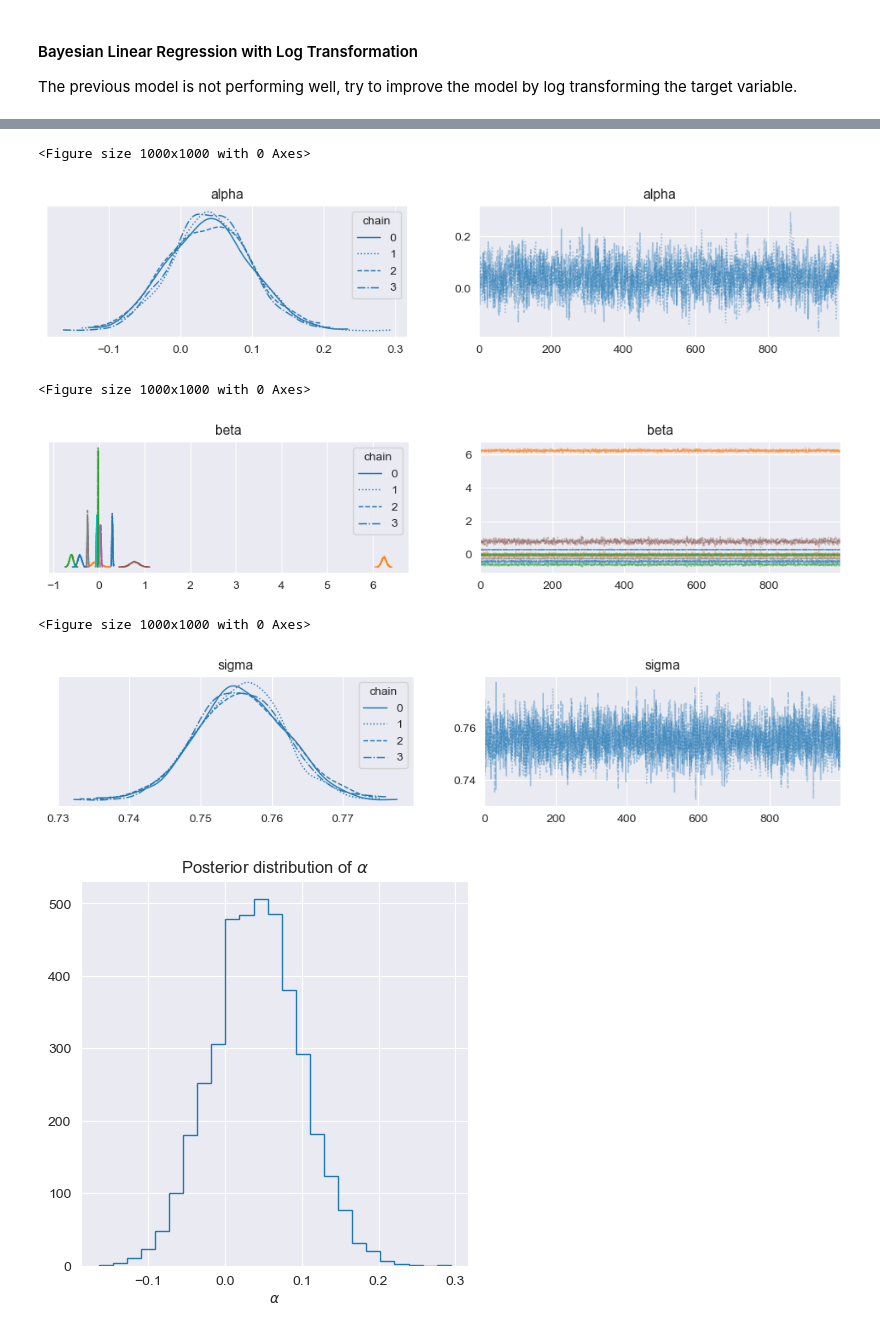
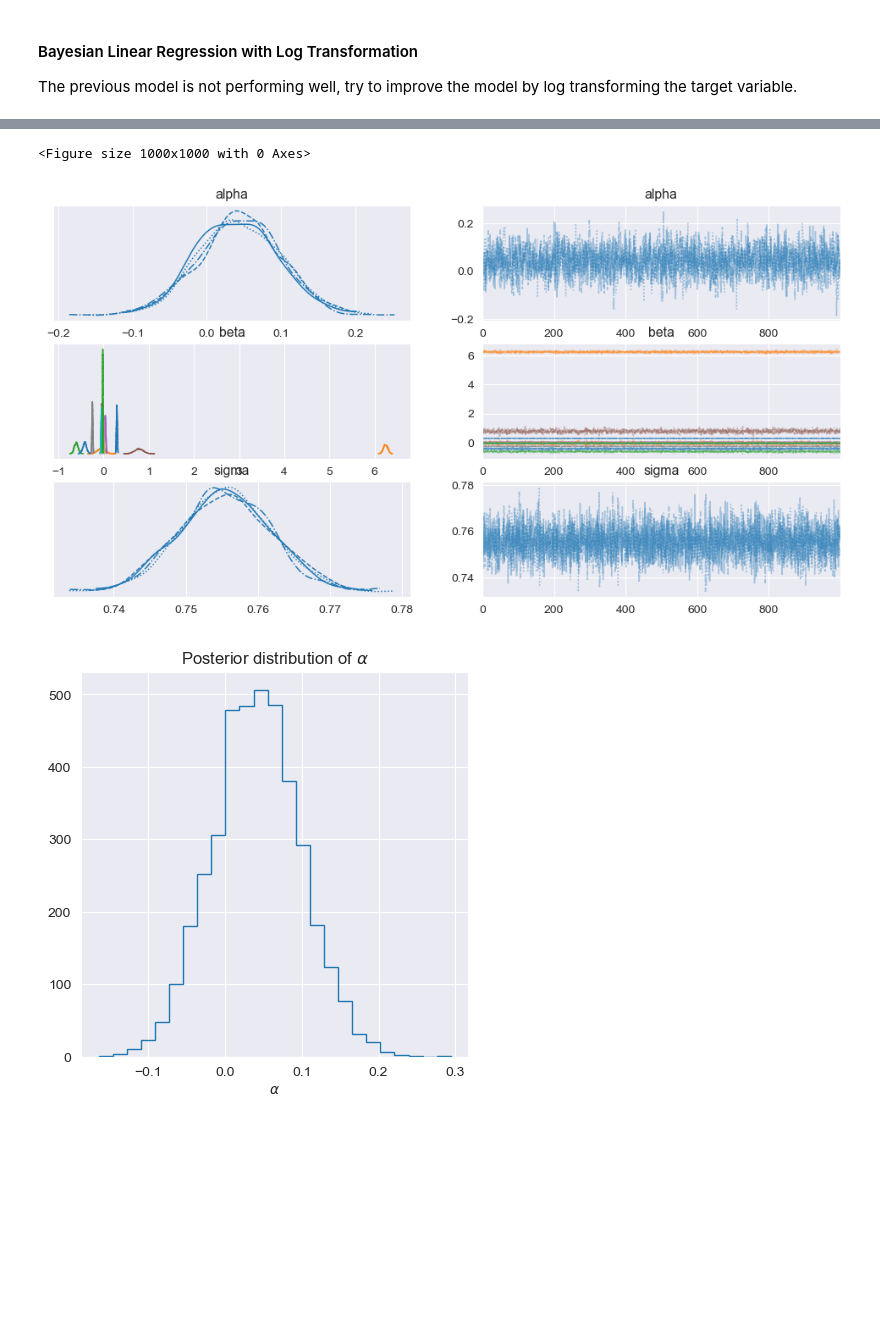
Before and after one commit to ZehuaLiuY/ML_CW, a Jupyter notebook: src/Bayesian_Linear_Regression.ipynb, the cells around one changed output, grey strips where cells are left out. Cells and saved outputs as stored; diff of their text form; code cells hidden in the pictures; blank space fills up the shorter version.

```diff
--- a/src/Bayesian_Linear_Regression.ipynb
+++ b/src/Bayesian_Linear_Regression.ipynb
@@ -274,20 +274,10 @@ Sampling 4 chains for 1_000 tune and 1_000 draw iterations (4_000 + 4_000 draws
 # %%
 plt.figure(figsize=(10, 10))
-az.plot_trace(trace, combined=False, var_names=['alpha'], legend=True)
+az.plot_trace(trace, combined=False, var_names=['alpha', 'beta', 'sigma'])
 plt.show()
-plt.figure(figsize=(10, 10))
-az.plot_trace(trace, combined=False, var_names=['beta'], legend=True)
-plt.show()
-plt.figure(figsize=(10, 10))
-az.plot_trace(trace, combined=False, var_names=['sigma'], legend=True)
-plt.show()
 # %% [output]
 <Figure size 1000x1000 with 0 Axes>
-[figure, old version]
+[figure, new version]
-<Figure size 1000x1000 with 0 Axes>
-[figure, removed]
-<Figure size 1000x1000 with 0 Axes>
-[figure, removed]
 # %%
 # plot the posterior distributions
 plt.figure(figsize=(5, 5))
```
Also changed, not shown: parts of 3 cells of this notebook.
